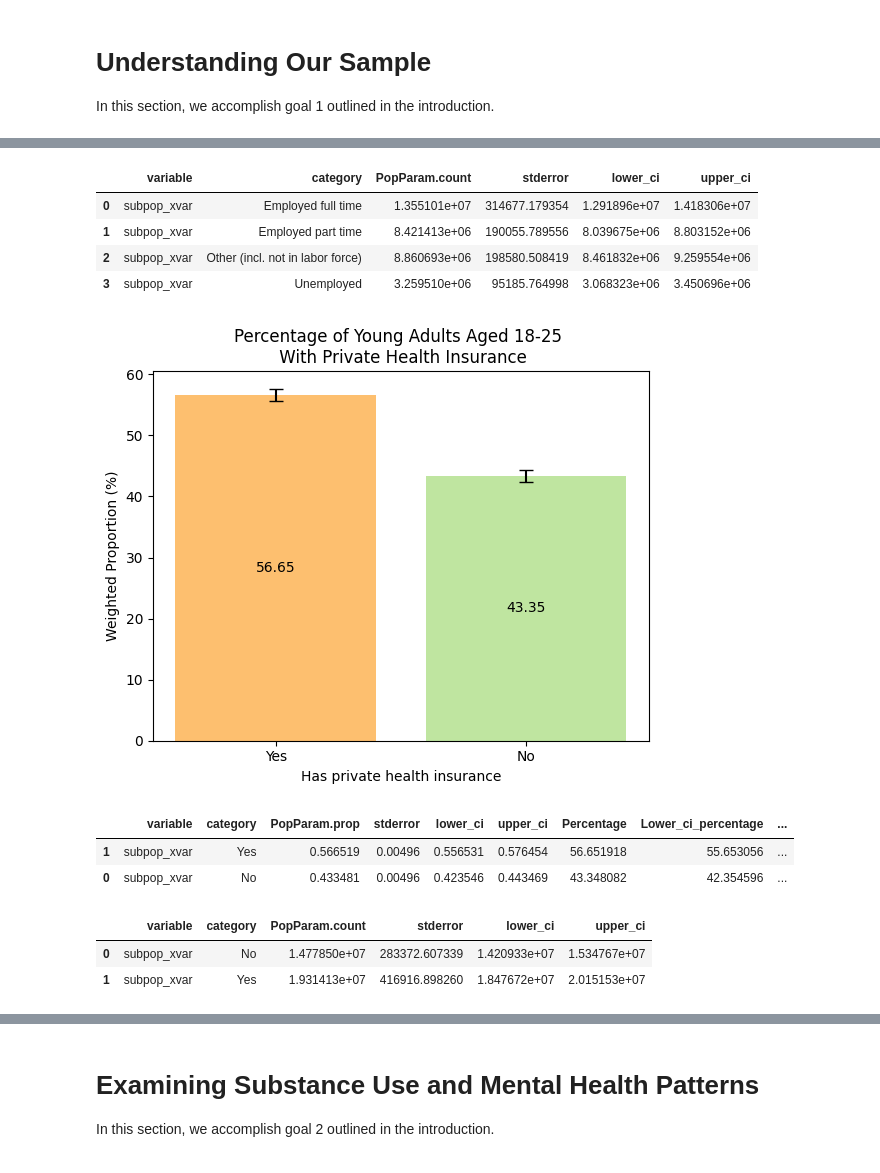
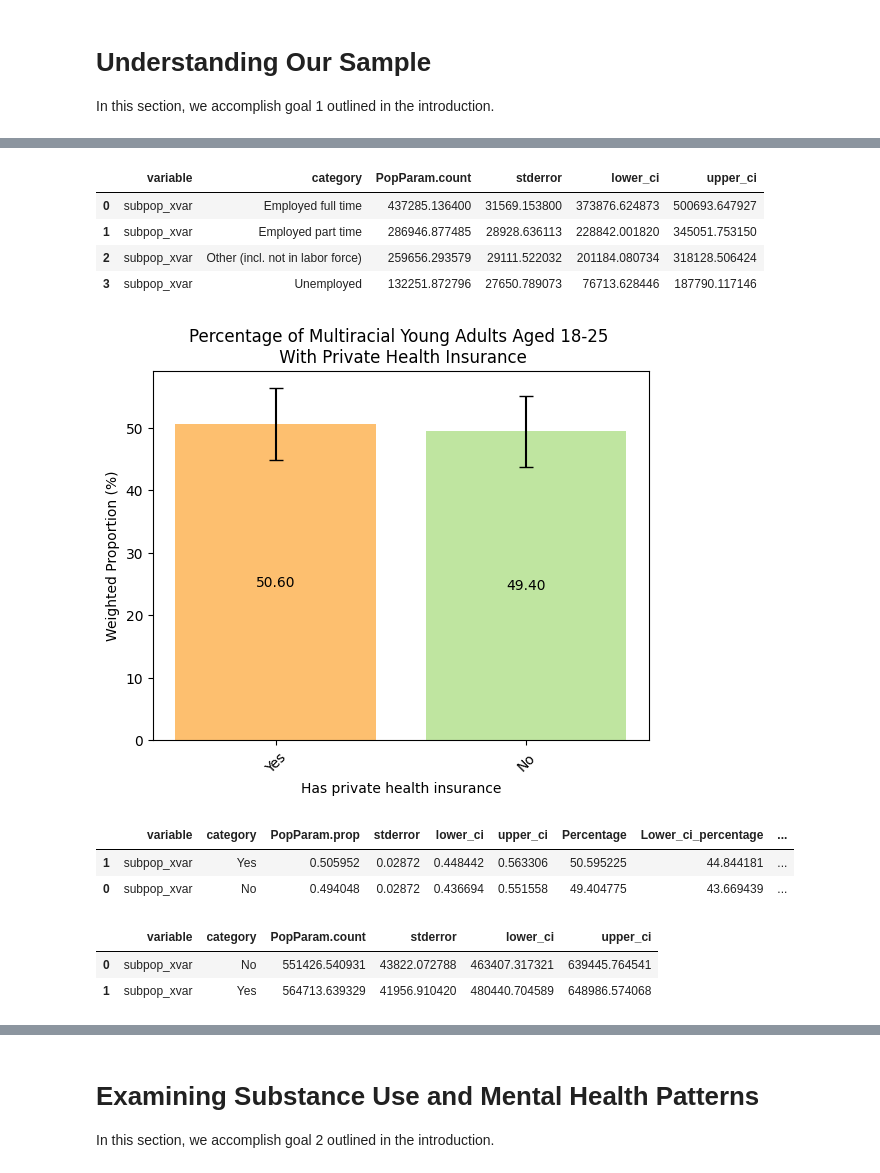
Before and after one commit to Platt-John/John-Platt-DA-401-Project, a Jupyter notebook: code/DA_401_Data_Exploration.ipynb, the cells around one changed output, grey strips where cells are left out. Cells and saved outputs as stored; diff of their text form; code cells hidden in the pictures.

Commit message:
Revert "Da401 data exploration"

```diff
--- a/code/DA_401_Data_Exploration.ipynb
+++ b/code/DA_401_Data_Exploration.ipynb
@@ -39,10 +34,10 @@ path="C:/Users/John Platt/OneDrive/DA301Project/John-Platt-DA-401-Project"
 datadir="data"
 # %%
 #Read in the cleaned 2023 NSDUH dataset
-nsduh_2123 = pd.read_csv(os.path.join(path, datadir, "NSDUH_2021_2023.csv"))
+nsduh_2023 = pd.read_csv(os.path.join(path, datadir, "NSDUH_2023.csv"))
 # %%
 #Delete first column of the data that has the row numbers (starts at 1)
-nsduh_2123.drop('Unnamed: 0', axis=1, inplace=True)
+nsduh_2023.drop('Unnamed: 0', axis=1, inplace=True)
 #Print out the dataset
-nsduh_2123
+nsduh_2023
 # %% [output]
@@ -75,12 +70,12 @@ def rel_frequencies(df,xvar,na_rm=True):
     '''
     # Work on a copy to avoid modifying original df
     df = df.copy()
-    #Create new column based on where there are Young Adults in the cleaned dataset
-    df["subpop_xvar"]=df[xvar].where(df["CATAGE"] == 2, np.nan)
+    #Create new column based on where there are multiracial young adults in the cleaned dataset
+    df["subpop_xvar"]=df[xvar].where((df["CATAGE"] == 2) & (df["NEWRACE2"] == 6), np.nan)
     #Tabulation function calculates and tabulates summary statistics of a categorical variable given
     #survey weights and survey design measures
-    #We account for the subpopulation (Young Adults) WHEN we do the tabulation
-    #Don't filter data down to Young Adults before doing the tabulation as
+    #We account for the subpopulation (multiracial young adults) WHEN we do the tabulation
+    #Don't filter data down to multiracial young adults before doing the tabulation as
     #that would bias the SE/variance estimates towards that specific subgroup rather than the total population
     #Tabulation with full dataset, but subpopulation defined
     tab = Tabulation(PopParam.prop)
@@ -88,7 +83,7 @@ def rel_frequencies(df,xvar,na_rm=True):
         #Column we want to tabulate relative frequencies based on
         vars=df[["subpop_xvar"]],
         #2023 NSDUH sample weight
-        samp_weight=df["ANALWT2_C3"],
+        samp_weight=df["ANALWT2_C"],
         #Variance stratum
         stratum=df["VESTR_C"],
         #Variance primary sampling unit
@@ -463,25 +400,25 @@ rel_freq_barplot(nsduh_2123,'IRWRKSTAT18','Work Status',45,"Percentage of Young
 # %%
-#Compute counts/frequencies (weighted to represent the totals for Young Adults in the U.S. population)
-frequencies(nsduh_2123,'IRWRKSTAT18',na_rm=True)
+#Compute counts/frequencies (weighted to represent the totals for multiracial young adults in the U.S. population)
+frequencies(nsduh_2023,'IRWRKSTAT18',na_rm=True)
 # %% [output]
 |  | variable | category | PopParam.count | stderror | lower_ci | upper_ci |
-| 0 | subpop_xvar | Employed full time | 1.355101e+07 | 314677.179354 | 1.291896e+07 | 1.418306e+07 |
-| 1 | subpop_xvar | Employed part time | 8.421413e+06 | 190055.789556 | 8.039675e+06 | 8.803152e+06 |
-| 2 | subpop_xvar | Other (incl. not in labor force) | 8.860693e+06 | 198580.508419 | 8.461832e+06 | 9.259554e+06 |
-| 3 | subpop_xvar | Unemployed | 3.259510e+06 | 95185.764998 | 3.068323e+06 | 3.450696e+06 |
+| 0 | subpop_xvar | Employed full time | 437285.136400 | 31569.153800 | 373876.624873 | 500693.647927 |
+| 1 | subpop_xvar | Employed part time | 286946.877485 | 28928.636113 | 228842.001820 | 345051.753150 |
+| 2 | subpop_xvar | Other (incl. not in labor force) | 259656.293579 | 29111.522032 | 201184.080734 | 318128.506424 |
+| 3 | subpop_xvar | Unemployed | 132251.872796 | 27650.789073 | 76713.628446 | 187790.117146 |
 # %%
-#Examine private health insurance frequencies among Young Adults aged 18-25
-rel_freq_barplot(nsduh_2123,'IRPRVHLT','Has private health insurance',0,"Percentage of Young Adults Aged 18-25 \n With Private Health Insurance")
+#Examine private health insurance frequencies among multiracial young adults aged 18-25
+rel_freq_barplot(nsduh_2023,'IRPRVHLT','Has private health insurance',45,"Percentage of Multiracial Young Adults Aged 18-25 \n With Private Health Insurance")
 # %% [output]
-[figure, old version]
+[figure, new version]
 |  | variable | category | PopParam.prop | stderror | lower_ci | upper_ci | Percentage | Lower_ci_percentage | ... |
-| 1 | subpop_xvar | Yes | 0.566519 | 0.00496 | 0.556531 | 0.576454 | 56.651918 | 55.653056 | ... |
-| 0 | subpop_xvar | No | 0.433481 | 0.00496 | 0.423546 | 0.443469 | 43.348082 | 42.354596 | ... |
+| 1 | subpop_xvar | Yes | 0.505952 | 0.02872 | 0.448442 | 0.563306 | 50.595225 | 44.844181 | ... |
+| 0 | subpop_xvar | No | 0.494048 | 0.02872 | 0.436694 | 0.551558 | 49.404775 | 43.669439 | ... |
 # %%
-#Compute counts/frequencies (weighted to represent the totals for Young Adults in the U.S. population)
-frequencies(nsduh_2123,'IRPRVHLT',na_rm=True)
+#Compute counts/frequencies (weighted to represent the totals for multiracial young adults in the U.S. population)
+frequencies(nsduh_2023,'IRPRVHLT',na_rm=True)
 # %% [output]
 |  | variable | category | PopParam.count | stderror | lower_ci | upper_ci |
-| 0 | subpop_xvar | No | 1.477850e+07 | 283372.607339 | 1.420933e+07 | 1.534767e+07 |
-| 1 | subpop_xvar | Yes | 1.931413e+07 | 416916.898260 | 1.847672e+07 | 2.015153e+07 |
+| 0 | subpop_xvar | No | 551426.540931 | 43822.072788 | 463407.317321 | 639445.764541 |
+| 1 | subpop_xvar | Yes | 564713.639329 | 41956.910420 | 480440.704589 | 648986.574068 |
 # %%
```
Also changed, not shown: parts of 104 cells of this notebook, 9 other files.
